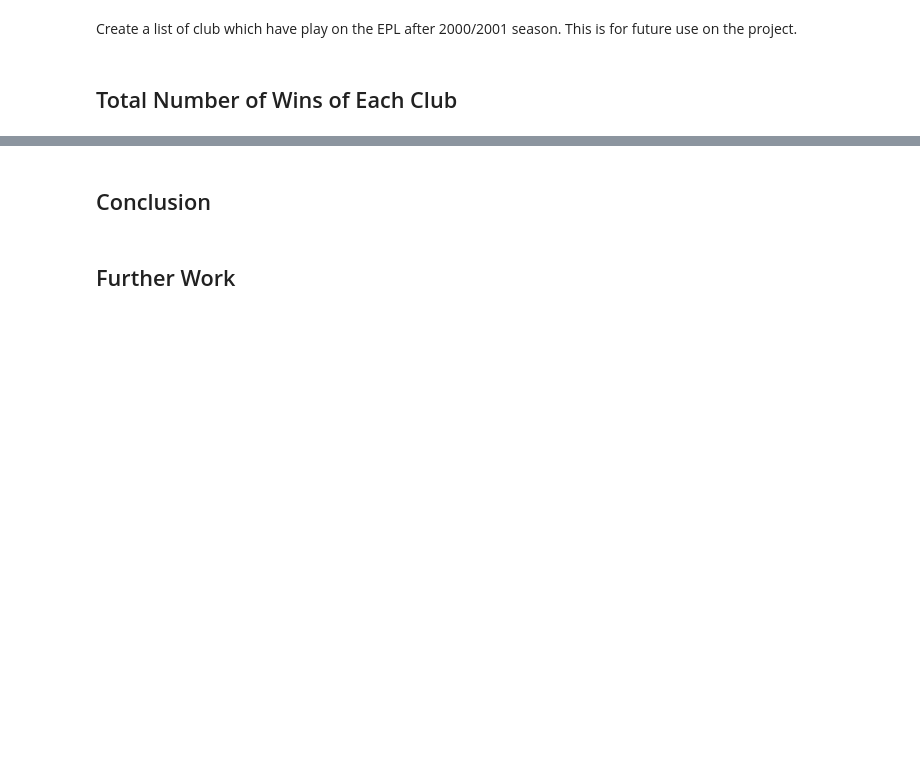
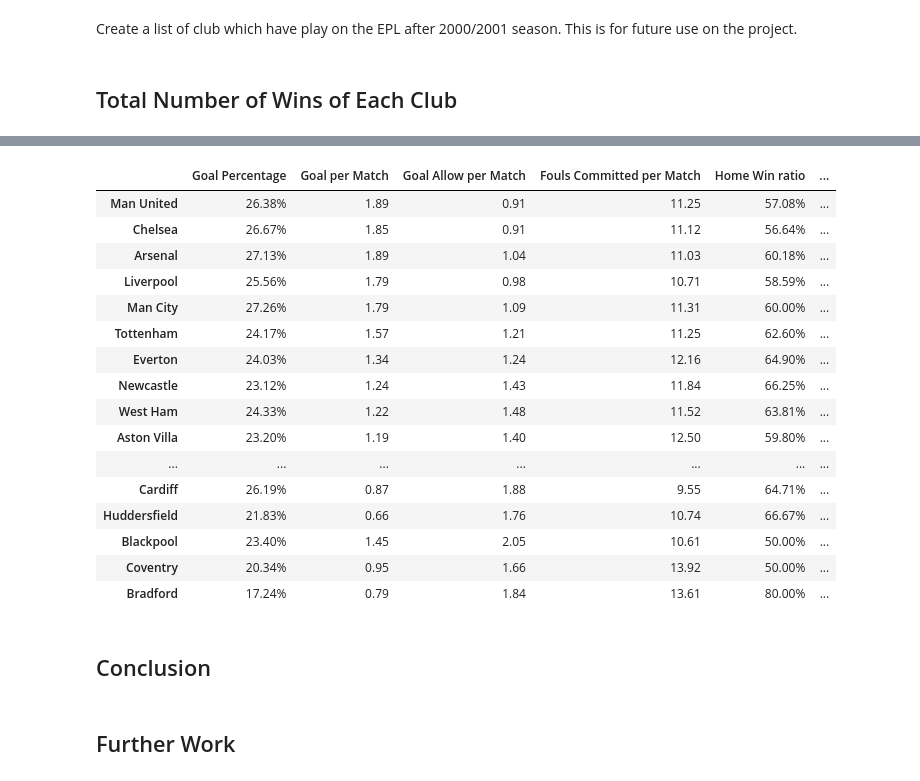
Before and after one commit to hayacon/EPL-data-science, a Jupyter notebook: Programming-with-data-midterm-coursework.ipynb, the cells around one changed output, grey strips where cells are left out. Saved outputs shown, nothing was run; the diff lists cells and outputs as text; code cells hidden in the pictures; blank space fills up the shorter version.

```diff
--- a/Programming-with-data-midterm-coursework.ipynb
+++ b/Programming-with-data-midterm-coursework.ipynb
@@ -309,22 +312,20 @@ def roundup(num):
 # %%
 for club in df_result_0021.itertuples():
     # goal percentage
-     df_analysis.loc[club.Index, "Goal Percentage"] = convert_to_percentage(club.Goals / club.ShotOnTarget)
+     df_analysis.loc[club.Index, "Goal Percentage"] = club.Goals / club.ShotOnTarget
      # goal per game
-     df_analysis.loc[club.Index, "Goal per Match"] = roundup(club.Goals / club.Match)
+     df_analysis.loc[club.Index, "Goal per Match"] = club.Goals / club.Match
      # goal allow per match
-     df_analysis.loc[club.Index, "Goal Allow per Match"] = roundup(club.GoalsAllow / club.Match)
+     df_analysis.loc[club.Index, "Goal Allow per Match"] = club.GoalsAllow / club.Match
      # Fouls comited per match
-     df_analysis.loc[club.Index, "Fouls Committed per Match"] = roundup(club.FoulsCommitted / club.Match)
+     df_analysis.loc[club.Index, "Fouls Committed per Match"] = club.FoulsCommitted / club.Match
      # Win rtaio Home
-     df_analysis.loc[club.Index, "Home Win ratio"] = convert_to_percentage(club.HomeW / club.TotalW)
+     df_analysis.loc[club.Index, "Home Win ratio"] = club.HomeW / club.TotalW
      # win ratio Away
-     df_analysis.loc[club.Index, "Away Win ratio"] = convert_to_percentage(club.AwayW / club.TotalW)
+     df_analysis.loc[club.Index, "Away Win ratio"] = club.AwayW / club.TotalW
      # Total wins
      df_analysis.loc[club.Index, "Total Wins"] = club.TotalW
      # total match played
      df_analysis.loc[club.Index, "Match Played"] = club.Match
 
 df_analysis = df_analysis.sort_values(by = ['Total Wins'], ascending=False)
-
-print(df_analysis)
@@ -349,3 +332,52 @@ Bradford                   5          38.0
+# %%
+import seaborn as sns
+
+def colour_above(value):
+    if value > 25.0:
+        color = 'red'
+    elif value > 23.0:
+        color = 'salmon'
+    elif value > 20.0:
+        color = 'mistyrose'
+    else:
+        color = 'black'
+    return 'color: %s' % color
+
+
+df_analysis = df_analysis.sort_values(by = ['Total Wins'], ascending=False)
+cm_tomato = sns.light_palette("tomato", as_cmap=True)
+cm_blue = sns.light_palette("blue", as_cmap=True)
+
+df_analysis.style.format({'Home Win ratio':'{:.2%}'})\
+.format({'Away Win ratio':'{:.2%}'})\
+.format({'Goal Percentage':'{:.2%}'})\
+.format({'Goal per Match':'{:.2f}'})\
+.format({'Goal Allow per Match':'{:.2f}'})\
+.format({'Fouls Committed per Match':'{:.2f}'})\
+.background_gradient(cmap=cm_tomato, subset = ['Home Win ratio', 'Away Win ratio'])\
+.background_gradient(cmap=cm_blue, subset = ['Goal per Match', 'Goal Allow per Match'])\
+.bar(subset=['Total Wins'], align='mid', color= 'green')\
+.bar(subset=['Match Played'], align='mid', color= 'pink')\
+.bar(subset=['Goal Percentage'], align='mid', color= 'orange')\
+.bar(subset=['Fouls Committed per Match'], align='mid', color= 'yellow')
+# %% [output]
+|  | Goal Percentage | Goal per Match | Goal Allow per Match | Fouls Committed per Match | Home Win ratio | ... |
+| Man United | 26.38% | 1.89 | 0.91 | 11.25 | 57.08% | ... |
+| Chelsea | 26.67% | 1.85 | 0.91 | 11.12 | 56.64% | ... |
+| Arsenal | 27.13% | 1.89 | 1.04 | 11.03 | 60.18% | ... |
+| Liverpool | 25.56% | 1.79 | 0.98 | 10.71 | 58.59% | ... |
+| Man City | 27.26% | 1.79 | 1.09 | 11.31 | 60.00% | ... |
+| Tottenham | 24.17% | 1.57 | 1.21 | 11.25 | 62.60% | ... |
+| Everton | 24.03% | 1.34 | 1.24 | 12.16 | 64.90% | ... |
+| Newcastle | 23.12% | 1.24 | 1.43 | 11.84 | 66.25% | ... |
+| West Ham | 24.33% | 1.22 | 1.48 | 11.52 | 63.81% | ... |
+| Aston Villa | 23.20% | 1.19 | 1.40 | 12.50 | 59.80% | ... |
+| ... | ... | ... | ... | ... | ... | ... |
+| Cardiff | 26.19% | 0.87 | 1.88 | 9.55 | 64.71% | ... |
+| Huddersfield | 21.83% | 0.66 | 1.76 | 10.74 | 66.67% | ... |
+| Blackpool | 23.40% | 1.45 | 2.05 | 10.61 | 50.00% | ... |
+| Coventry | 20.34% | 0.95 | 1.66 | 13.92 | 50.00% | ... |
+| Bradford | 17.24% | 0.79 | 1.84 | 13.61 | 80.00% | ... |
 # %% [markdown]
 ## Conclusion
 # %% [markdown]
```
Also changed, not shown: parts of 10 cells of this notebook.
